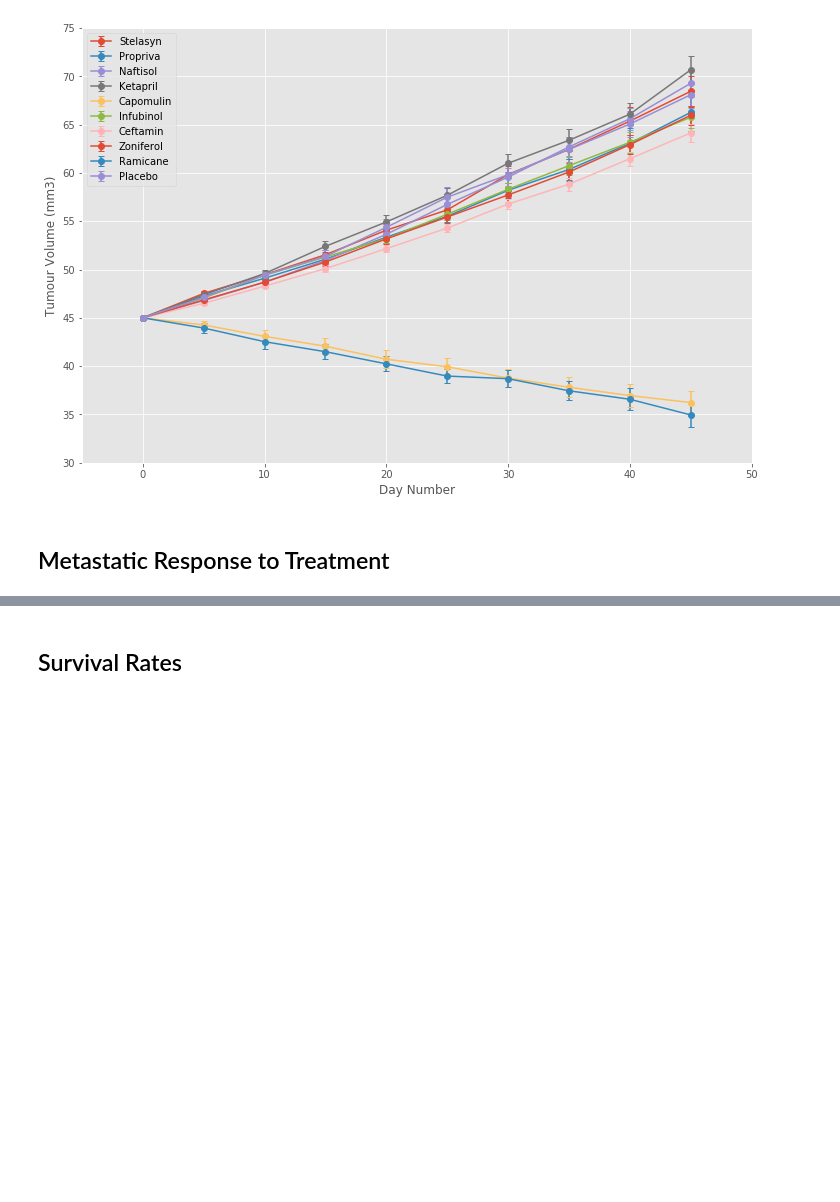
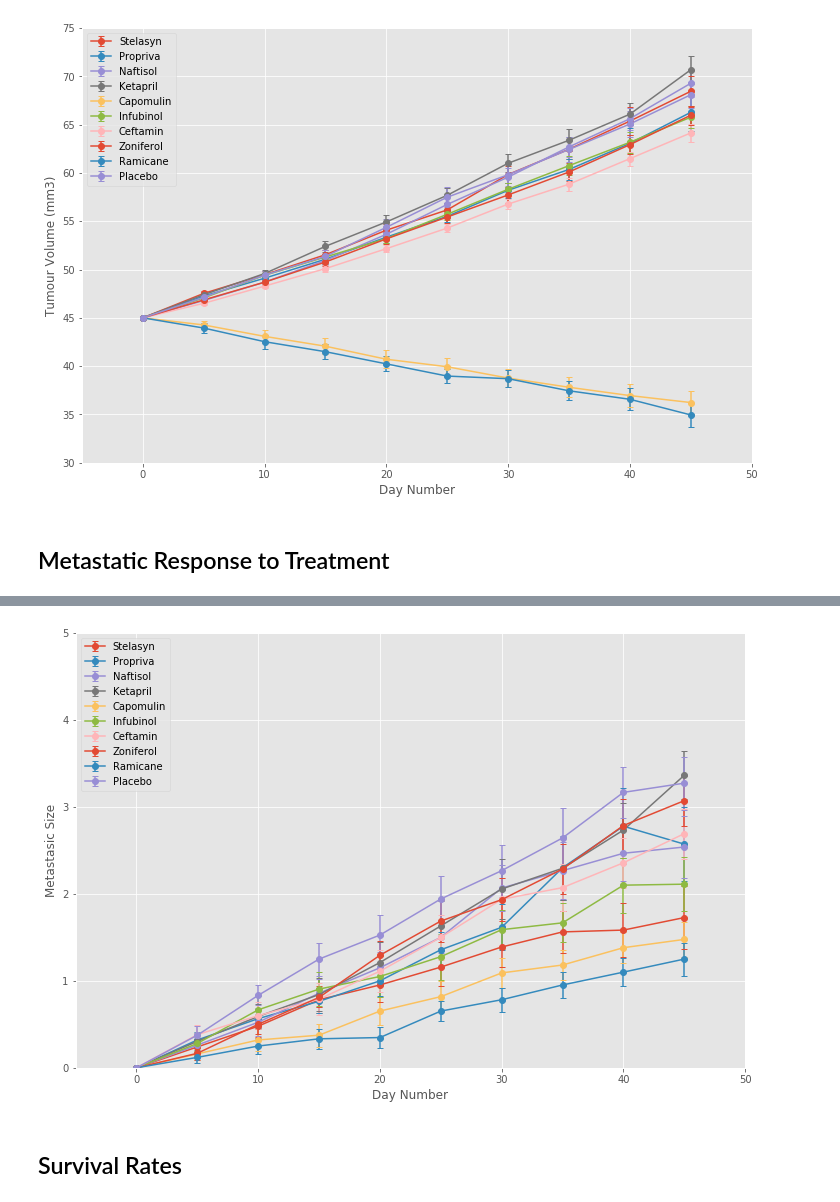
Before and after one commit to rochiecuevas/Pymaceuticals, a Jupyter notebook: pymaceuticals_starter.ipynb, the cells around one changed output, grey strips where cells are left out. Drawn from its saved outputs; the diff is of its cells as text; code cells hidden in the pictures; blank space fills up the shorter version.

Commit message:
line charts finished

```diff
--- a/pymaceuticals_starter.ipynb
+++ b/pymaceuticals_starter.ipynb
@@ -104,6 +120,9 @@ for i in no_series:
 # %% [markdown]
 ## Metastatic Response to Treatment
 # %%
+mt_df3 = mt_df.drop("Tumor Volume (mm3)", axis = 1)
+mt_grped2 = mt_df3.groupby(["Drug","Timepoint"])
+
 # Get the mean of metastasis sites and convert to dataframe
 metastatic_series = mt_grped2["Metastatic Sites"].mean()
 metastatic_df = metastatic_series.to_frame().reset_index()
@@ -128,0 +139,11 @@ metastatic_df.head()
+# %%
+# Get the mean and SEM of tumour volume
+meta_means = pd.DataFrame(mt_grped2["Metastatic Sites"].mean()) # mean for each Drug-Timepoint combination
+meta_sem = pd.DataFrame(mt_grped2["Metastatic Sites"].sem()) # SEM for each Drug-Timepoint combination
+
+# reshape the data
+meta_means = meta_means.unstack(0)
+meta_sem = meta_sem.unstack(0)
+
+meta_means = meta_means["Metastatic Sites"]
+meta_sem = meta_sem["Metastatic Sites"]
@@ -129,2 +167,23 @@ metastatic_df.head()
+# %%
+# Plot means and SE
+
+x_axis = np.arange(0,time.max() + 5, 5) # time
+no_series = np.arange(0,no_drugs)
+
+for i in no_series:
+    std_error = meta_sem[drugs[i]]
+    plt.errorbar(x_axis,
+                 meta_means[drugs[i]],
+                 yerr = std_error,
+                 marker = "o", capsize = 3)
+
+    plt.xlabel("Day Number")
+    plt.ylabel("Metastasic Size")
+    plt.xlim(-5, max(time) + 5)
+    plt.ylim(0, 5)
+    plt.legend()
+    plt.savefig("Images/meta_v_time.png")
+# %% [output]
+[figure, added]
 # %% [markdown]
 ## Survival Rates
```
Also changed, not shown: parts of 18 cells of this notebook.
